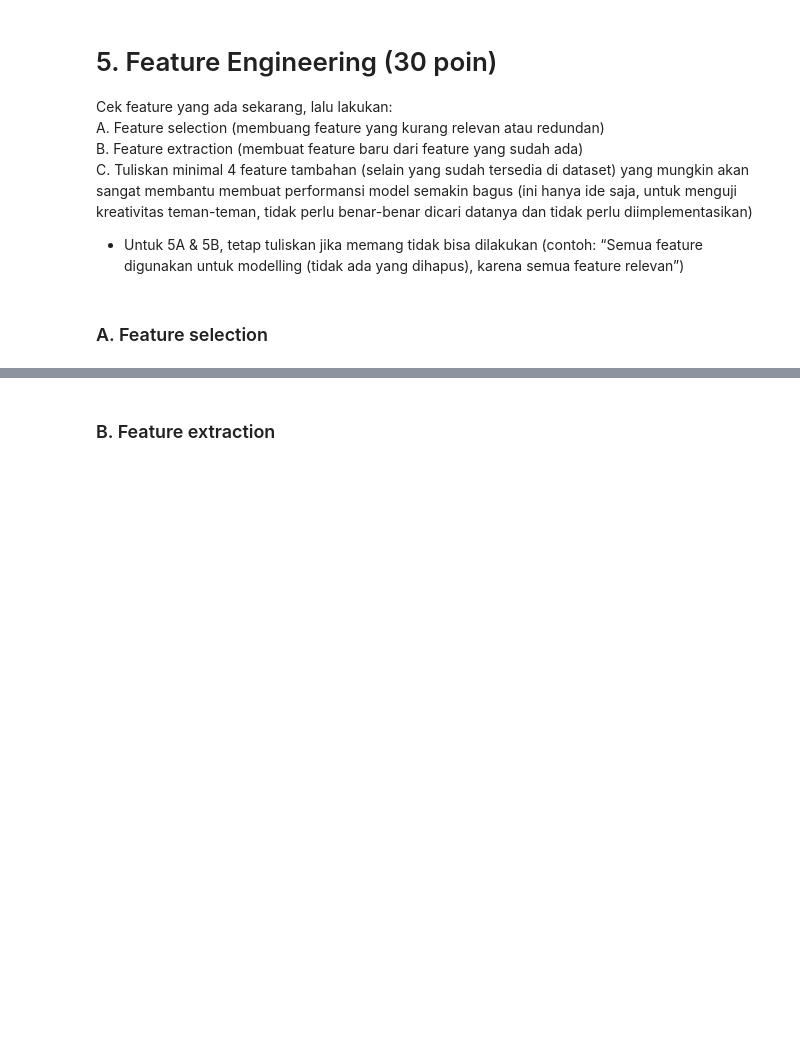
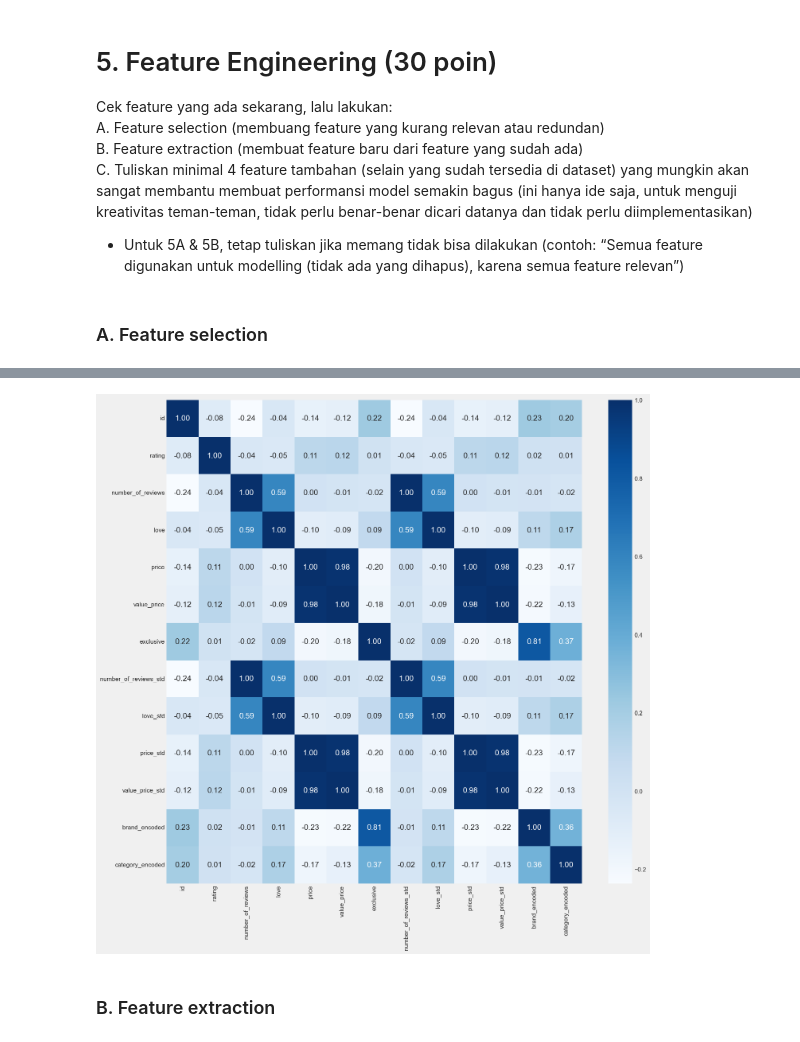
Before and after one commit to agirahmawandi/hw_ml_prep, a Jupyter notebook: Homework_ML_Preparation.ipynb, the cells around one changed output, grey strips where cells are left out. Saved outputs shown, nothing was run; the diff lists cells and outputs as text; code cells hidden in the pictures; blank space fills up the shorter version.

Commit message:
menggabungkan data

```diff
--- a/Homework_ML_Preparation.ipynb
+++ b/Homework_ML_Preparation.ipynb
@@ -254,2 +305,7 @@ np.int64(0)
 # %% [markdown]
 ### D.Feature transformation
+# %%
+df['number_of_reviews_std'] = StandardScaler().fit_transform(df['number_of_reviews'].values.reshape(len(df), 1))
+df['love_std'] = StandardScaler().fit_transform(df['love'].values.reshape(len(df), 1))
+df['price_std'] = StandardScaler().fit_transform(df['price'].values.reshape(len(df), 1))
+df['value_price_std'] = StandardScaler().fit_transform(df['value_price'].values.reshape(len(df), 1))
@@ -256,2 +335,5 @@ np.int64(0)
 # %% [markdown]
 ### E. Feature encoding
+# %%
+df['brand_encoded'] = df.groupby('brand')['exclusive'].transform('mean')
+df['category_encoded'] = df.groupby('category')['exclusive'].transform('mean')
@@ -270,3 +379,36 @@ dan tidak perlu diimplementasikan)<br>
 digunakan untuk modelling (tidak ada yang dihapus), karena semua feature relevan”)<br>
 # %% [markdown]
 ### A. Feature selection
+# %%
+import pandas as pd
+from sklearn.ensemble import RandomForestClassifier
+from sklearn.model_selection import train_test_split
+from sklearn.preprocessing import StandardScaler
+
+# 1. Load data
+
+# 2. Drop kolom kategori untuk sementara (nanti bisa kita encode)
+df = df.drop(columns=['brand', 'category'])  # Kita pakai numerik dulu
+
+# 3. Pisahkan fitur dan target
+X = df.drop(columns='exclusive')
+y = df['exclusive']
+
+# 4. Normalisasi (Z-score)
+scaler = StandardScaler()
+X_scaled = pd.DataFrame(scaler.fit_transform(X), columns=X.columns)
+
+# 5. Split data
+X_train, X_test, y_train, y_test = train_test_split(X_scaled, y, test_size=0.2, random_state=42)
+
+# 6. Random Forest model
+rf = RandomForestClassifier(random_state=42)
+rf.fit(X_train, y_train)
+
+# 7. Ambil feature importance
+importances = rf.feature_importances_
+feature_importance = pd.DataFrame({'feature': X.columns, 'importance': importances})
+feature_importance = feature_importance.sort_values(by='importance', ascending=False)
+
+# 8. Tampilkan fitur terpenting
+print(feature_importance)
@@ -273,3 +451,9 @@ digunakan untuk modelling (tidak ada yang dihapus), karena semua feature relevan
+# %%
+plt.figure(figsize=(15, 15))
+sns.heatmap(df.corr(), cmap='Blues', annot=True, fmt='.2f')
+plt.show()
+# %% [output]
+[figure, added]
 # %% [markdown]
 ### B. Feature extraction
 # %% [markdown]
```
Also changed, not shown: parts of 13 cells of this notebook.
